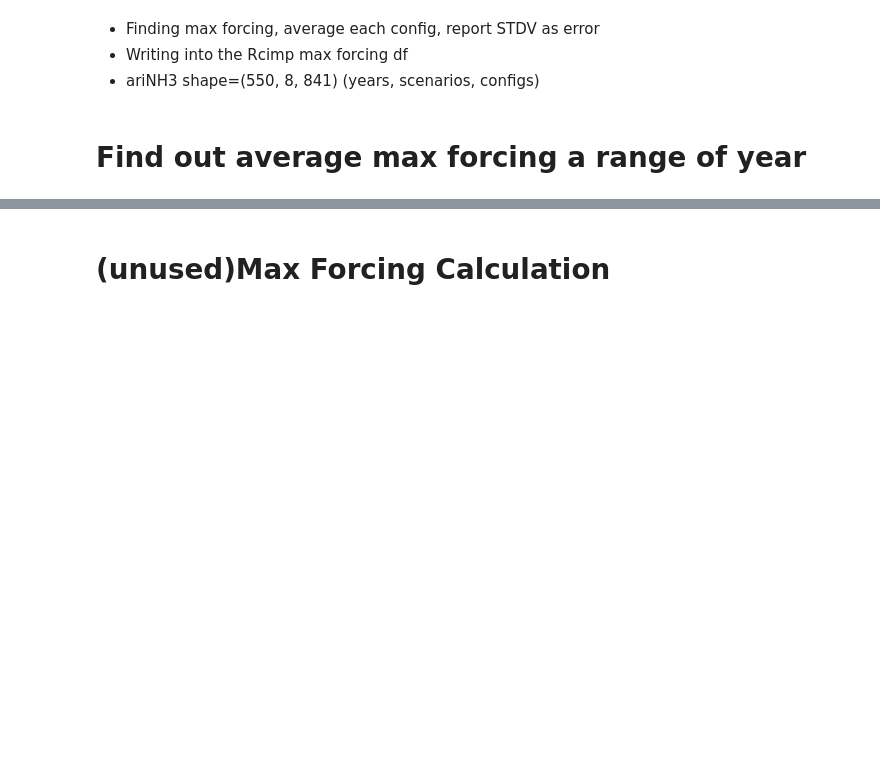
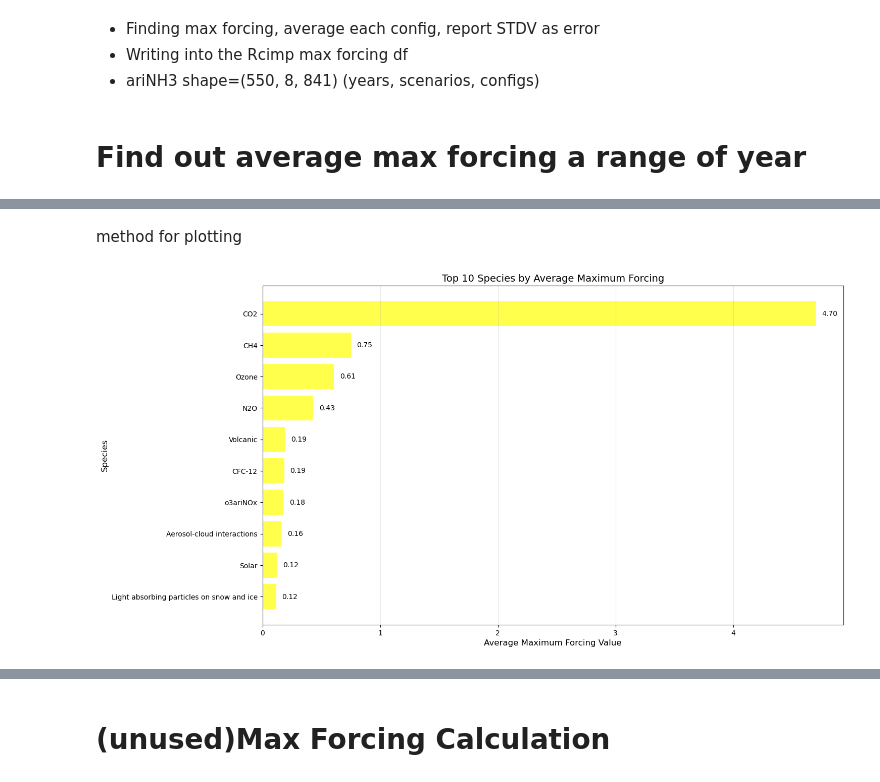
Before and after one commit to xuxingcheng/FAIR-emission-climate-model, a Jupyter notebook: Max Forcing Analysis.ipynb, the cells around one changed output, grey strips where cells are left out. Drawn from its saved outputs; the diff is of its cells as text; code cells hidden in the pictures; blank space fills up the shorter version.

Commit message:
added ranking and basic plottings

```diff
--- a/Max Forcing Analysis.ipynb
+++ b/Max Forcing Analysis.ipynb
@@ -219,10 +221,10 @@ import pandas as pd
 
 max_forcing_df_Rcimp = pd.read_csv("examples/data/calibrated_constrained_ensemble/max_forcing_Rcimp.csv")
 summary_df = (max_forcing_df_Rcimp.groupby(['scenario', 'specie'])
-              .agg({'max_forcing': 'mean',
+              .agg({'max_forcing': ['mean', 'std'],
                     'max_forcing_year': lambda x: (min(x), max(x))})
               .reset_index())
-
+summary_df.columns = ['scenario', 'specie', 'mean_max_forcing', 'max_forcing_std', 'max_forcing_year']
 summary_df[['min_year', 'max_year']] = pd.DataFrame(summary_df['max_forcing_year'].tolist(), index=summary_df.index)
 summary_df['year_range'] = summary_df['max_year'] - summary_df['min_year']
 summary_df = summary_df.drop('max_forcing_year', axis=1)
@@ -229,0 +246,28 @@ summary_df
+# %% [markdown]
+method for plotting
+# %%
+def plot_top(ploting_df, top_number):
+    if top_number > ploting_df.nunique()['specie']:
+        top_number = ploting_df.nunique()['specie']
+
+    top_species = ploting_df.groupby('specie')['mean_max_forcing'].mean().nlargest(top_number).sort_values(ascending=True)
+
+    pl.figure(figsize=(15, top_number/1.3))
+    bars = pl.barh(top_species.index, top_species.values, color='yellow', alpha=0.7)
+    pl.xlabel('Average Maximum Forcing Value', fontsize=12)
+    pl.ylabel('Species', fontsize=12)
+    pl.title('Top {} Species by Average Maximum Forcing'.format(top_number), fontsize=14)
+    pl.grid(axis='x', alpha=0.3)
+
+    # Add value labels
+    for bar in bars:
+        width = bar.get_width()
+        pl.text(width + 0.05, bar.get_y() + bar.get_height()/2, f'{width:.2f}',
+                 ha='left', va='center', fontsize=10)
+
+    pl.tight_layout()
+    pl.show()
+
+plot_top(summary_df, 10)
+# %% [output]
+[figure, added]
```
Also changed, not shown: parts of 12 cells of this notebook.
